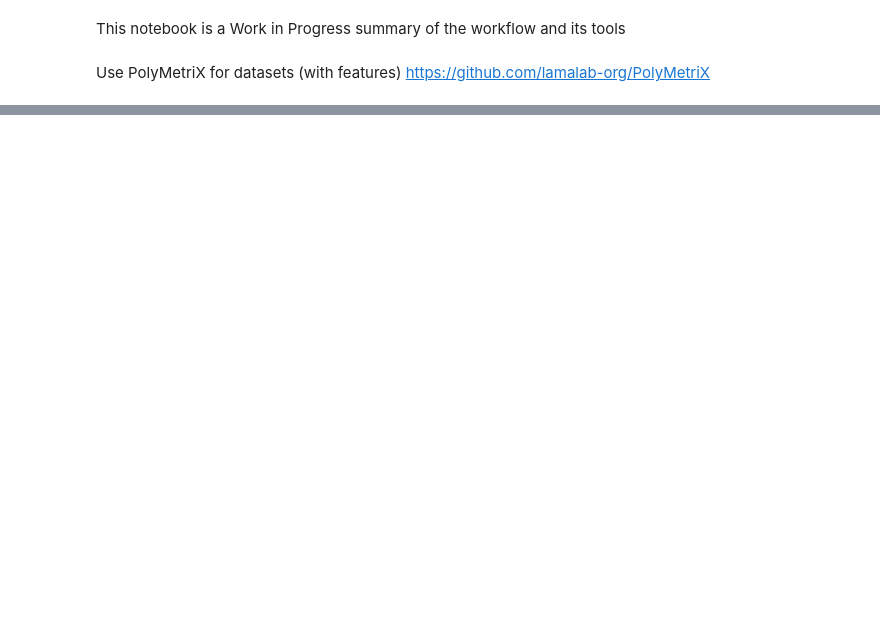
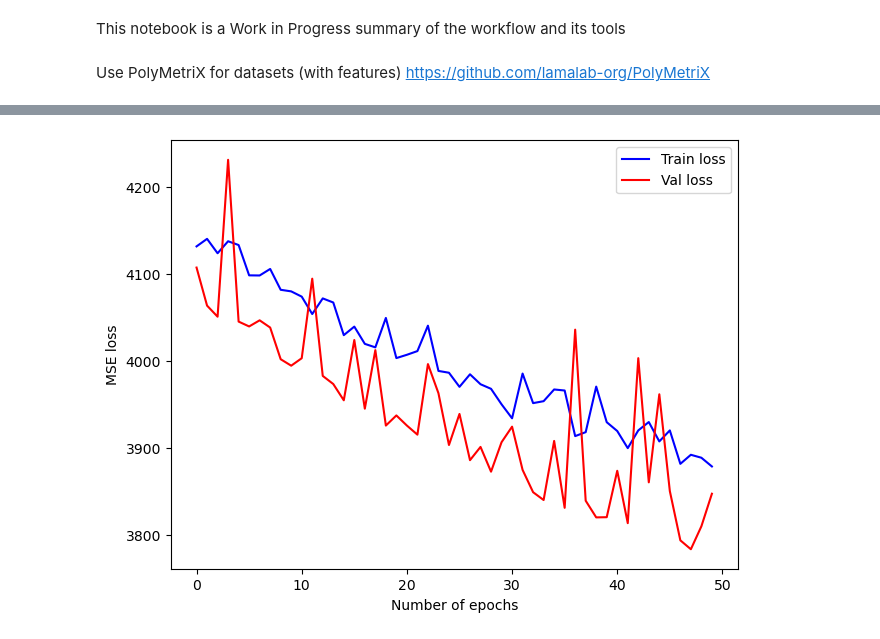
Before and after one commit to Pablo-R0/MolProPreNet, a Jupyter notebook: RDKit_testing_polymers.ipynb, the cells around one changed output, grey strips where cells are left out. Saved outputs shown, nothing was run; the diff lists cells and outputs as text; code cells hidden in the pictures; blank space fills up the shorter version.

```diff
--- a/RDKit_testing_polymers.ipynb
+++ b/RDKit_testing_polymers.ipynb
@@ -26,0 +64,26 @@ torch.Size([30, 6]) torch.Size([2, 58]) 30 29
+# %%
+import torch
+from torch import Tensor
+from torch_geometric.nn import GCNConv, global_mean_pool, Linear
+from torch.nn import ReLU
+
+
+class GCN(torch.nn.Module):
+    def __init__(self, in_channels, hidden_channels, out_channels):
+        super().__init__()
+        self.conv1 = GCNConv(in_channels, hidden_channels)
+        self.conv2 = GCNConv(hidden_channels, out_channels)
+        self.head = Linear(out_channels,1)
+
+    def forward(self, x: Tensor, edge_index: Tensor, batch: Tensor) -> Tensor:
+        # x: Node feature matrix of shape [num_nodes, in_channels]
+        # edge_index: Graph connectivity matrix of shape [2, num_edges]
+        x = self.conv1(x, edge_index).relu()
+        x = self.conv2(x, edge_index).relu()
+        x = global_mean_pool(x, batch)
+        x = self.head(x)
+        return x
+
+model = GCN(6, 64, 32)
+
+model.load_state_dict(torch.load("model.pt"))
@@ -26,0 +156,15 @@ torch.Size([30, 6]) torch.Size([2, 58]) 30 29
+# %%
+import matplotlib.pyplot as plt
+
+fig, ax = plt.subplots(layout='constrained')
+x = np.arange(0,max_iters,1)
+color = "blue"
+ax.plot(x, train_loss_list, color = color, label = 'Train loss')
+color = "red"
+ax.plot(x, val_loss_list, color = color, label = 'Val loss')
+ax.set_xlabel("Number of epochs")
+ax.set_ylabel("MSE loss")
+ax.legend()
+plt.show()
+# %% [output]
+[figure, added]
```
Also changed, not shown: parts of 9 cells of this notebook, 1 other file.
